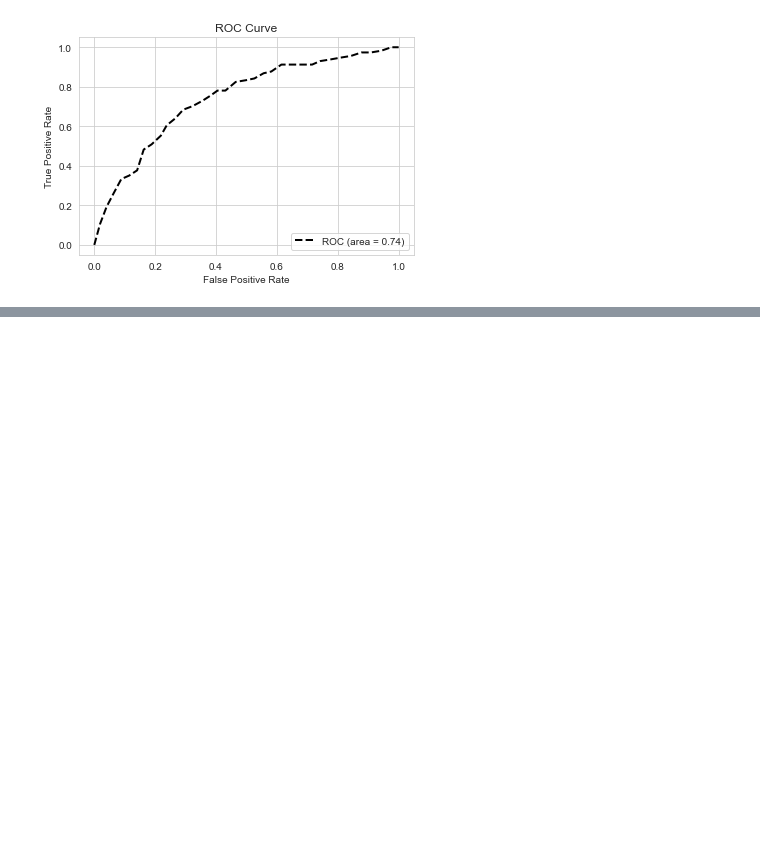
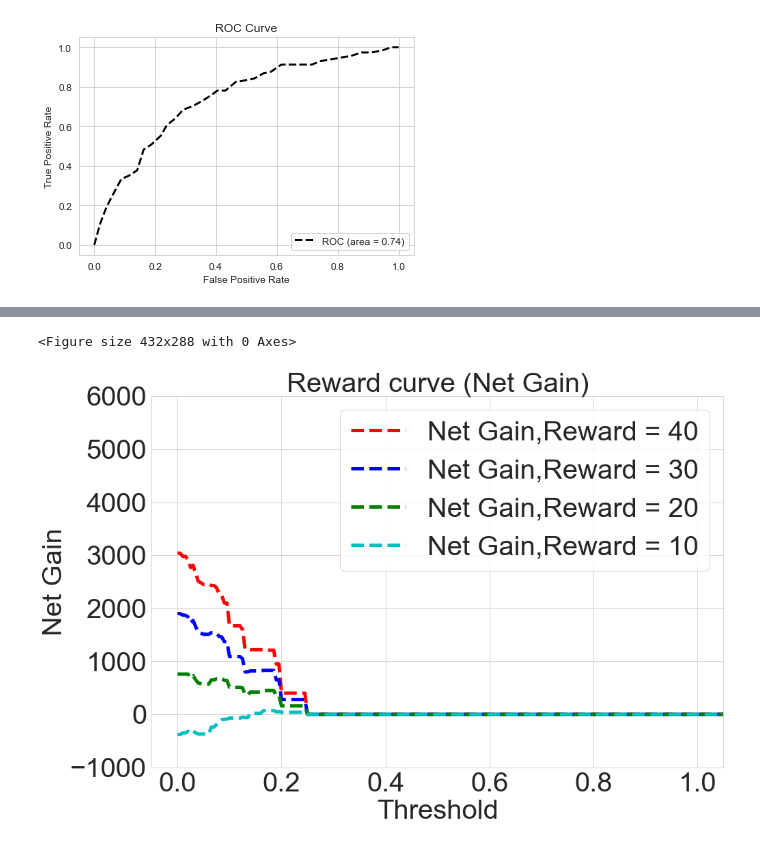
Before and after one commit to czkaiweb/ErdosProject-ROOTInc, a Jupyter notebook: Model/notebook/RandomForestQuickCheck.ipynb, the cells around one changed output, grey strips where cells are left out. Cells and saved outputs as stored; diff of their text form; code cells hidden in the pictures; blank space fills up the shorter version.

```diff
--- a/Model/notebook/RandomForestQuickCheck.ipynb
+++ b/Model/notebook/RandomForestQuickCheck.ipynb
@@ -50,12 +50,15 @@ print(data_test.head())
 # %%
 X_train = data_train.iloc[:, 0:4].values
 y_train = data_train.iloc[:, -1].values
+click_train = data_train.iloc[:, -2].values
 
 X_validation = data_validation.iloc[:, 0:4].values
 y_validation = data_validation.iloc[:, -1].values
+click_validation = data_validation.iloc[:, -2].values
 
 X_test = data_test.iloc[:, 0:4].values
 y_test = data_test.iloc[:, -1].values
+click_test = data_test.iloc[:, -2].values
 # %%
 from sklearn.preprocessing import StandardScaler
 sc = StandardScaler()
@@ -145,0 +167,20 @@ plt.show()
+# %%
+plt.clf()
+plt.figure(figsize=(15,10))
+plt.plot(thresholds, gain_buffers[40], 'r--',lw=5, label = "Net Gain,Reward = 40")
+plt.plot(thresholds, gain_buffers[30], 'b--',lw=5, label = "Net Gain,Reward = 30")
+plt.plot(thresholds, gain_buffers[20], 'g--',lw=5, label = "Net Gain,Reward = 20")
+plt.plot(thresholds, gain_buffers[10], 'c--',lw=5, label = "Net Gain,Reward = 10")
+
+plt.xlim([-0.05, 1.05])
+plt.xticks(fontsize=40)
+plt.ylim([-1000.0, 6000.0])
+plt.yticks(fontsize=40)
+plt.xlabel('Threshold',fontsize=40)
+plt.ylabel('Net Gain',fontsize=40)
+plt.title('Reward curve (Net Gain)',fontsize=40)
+plt.legend(loc="upper right",prop={'size': 40})
+plt.show()
+# %% [output]
+<Figure size 432x288 with 0 Axes>
+[figure, added]
```
Also changed, not shown: parts of 7 cells of this notebook, 4 other files.
